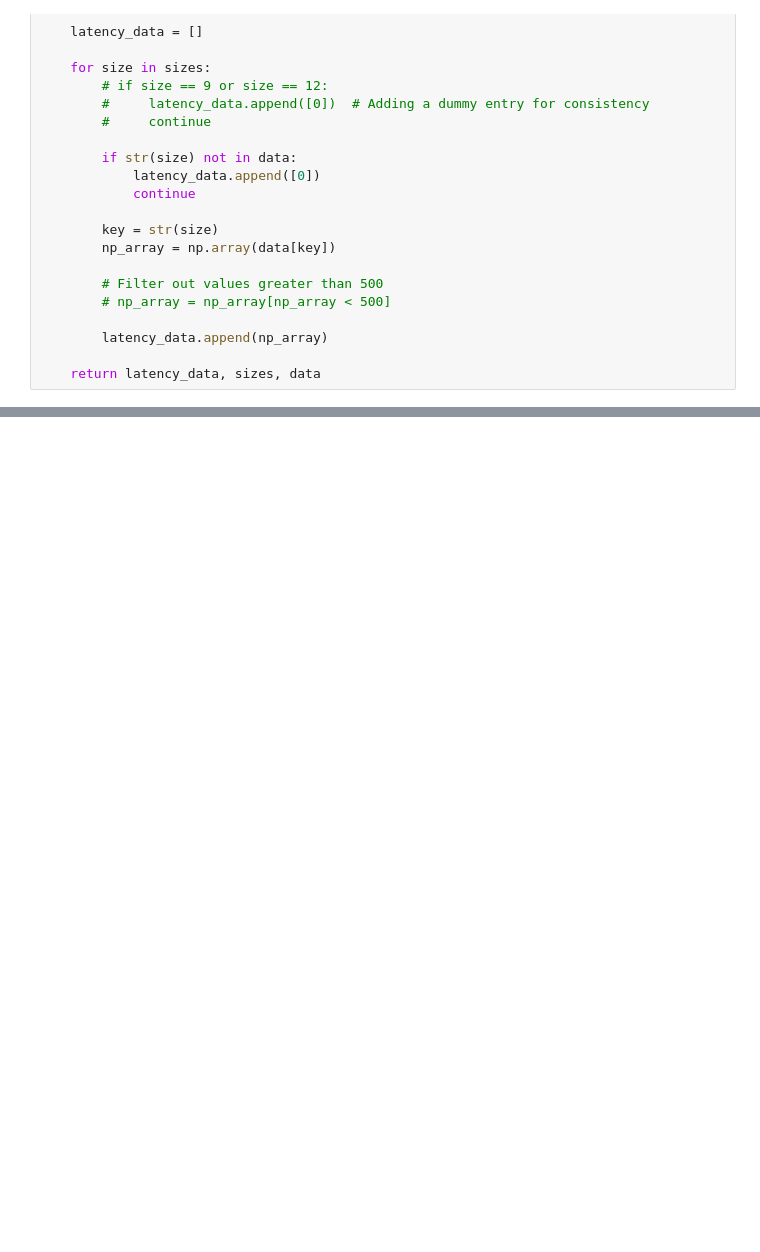
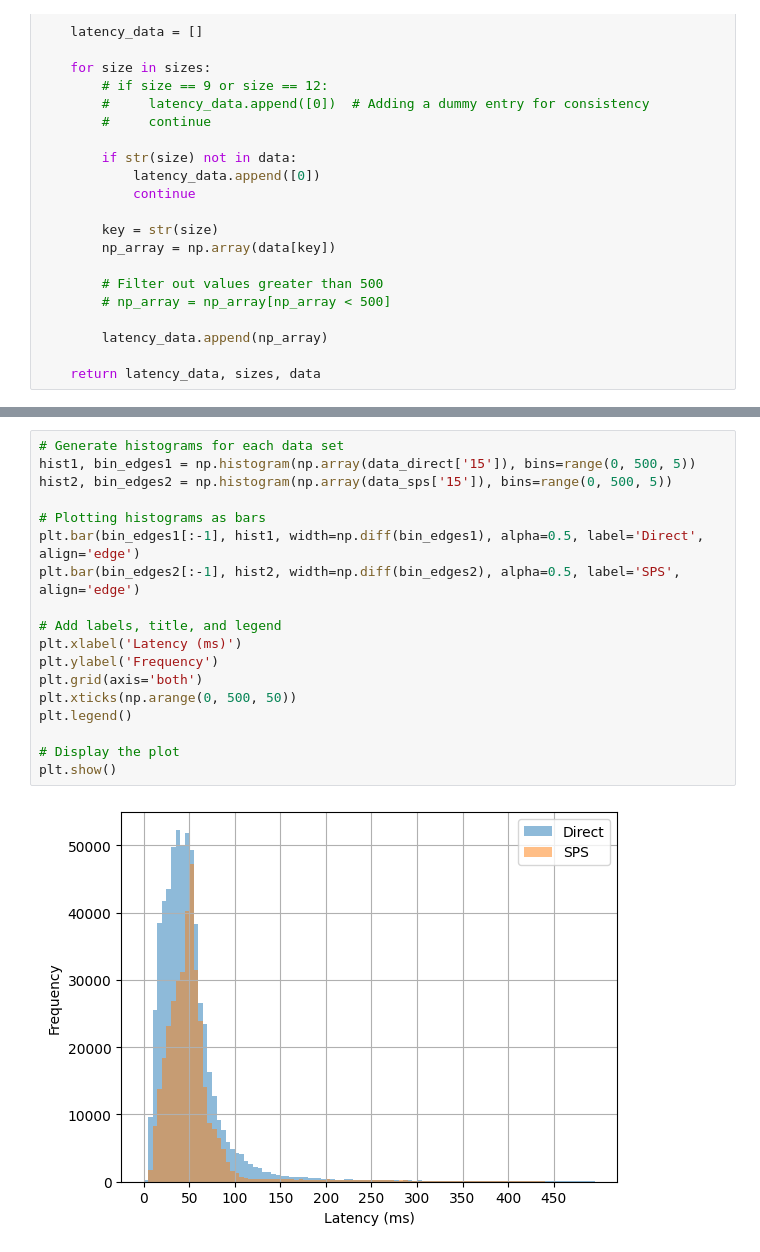
Before and after one commit to Wykerd/SPSSimulation, a Jupyter notebook: visualisation/latencies.ipynb, the cells around one changed output, grey strips where cells are left out. Saved outputs shown, nothing was run; the diff lists cells and outputs as text; blank space fills up the shorter version.

```diff
--- a/visualisation/latencies.ipynb
+++ b/visualisation/latencies.ipynb
@@ -101,0 +110,20 @@ Mode: 35ms
+# %%
+# Generate histograms for each data set
+hist1, bin_edges1 = np.histogram(np.array(data_direct['15']), bins=range(0, 500, 5))
+hist2, bin_edges2 = np.histogram(np.array(data_sps['15']), bins=range(0, 500, 5))
+
+# Plotting histograms as bars
+plt.bar(bin_edges1[:-1], hist1, width=np.diff(bin_edges1), alpha=0.5, label='Direct', align='edge')
+plt.bar(bin_edges2[:-1], hist2, width=np.diff(bin_edges2), alpha=0.5, label='SPS', align='edge')
+
+# Add labels, title, and legend
+plt.xlabel('Latency (ms)')
+plt.ylabel('Frequency')
+plt.grid(axis='both')
+plt.xticks(np.arange(0, 500, 50))
+plt.legend()
+
+# Display the plot
+plt.show()
+# %% [output]
+[figure, added]
```
Also changed, not shown: parts of 2 cells of this notebook.
